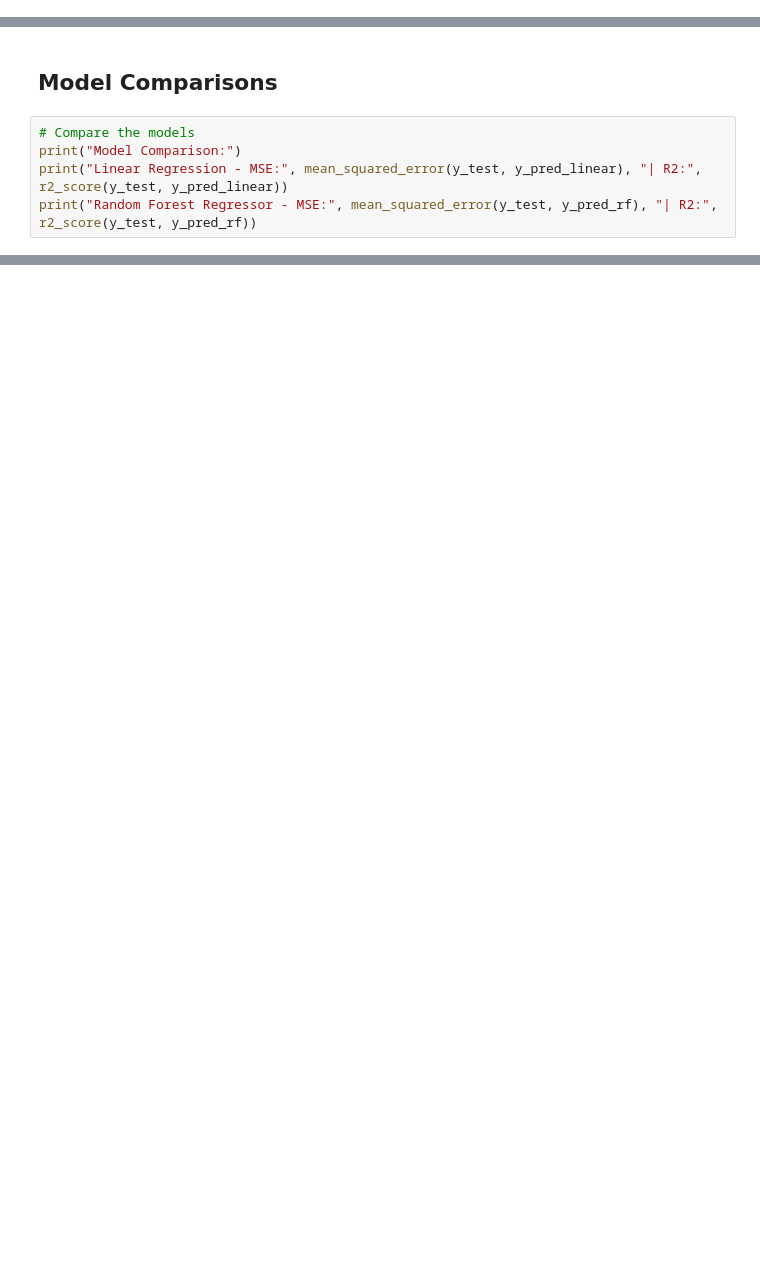
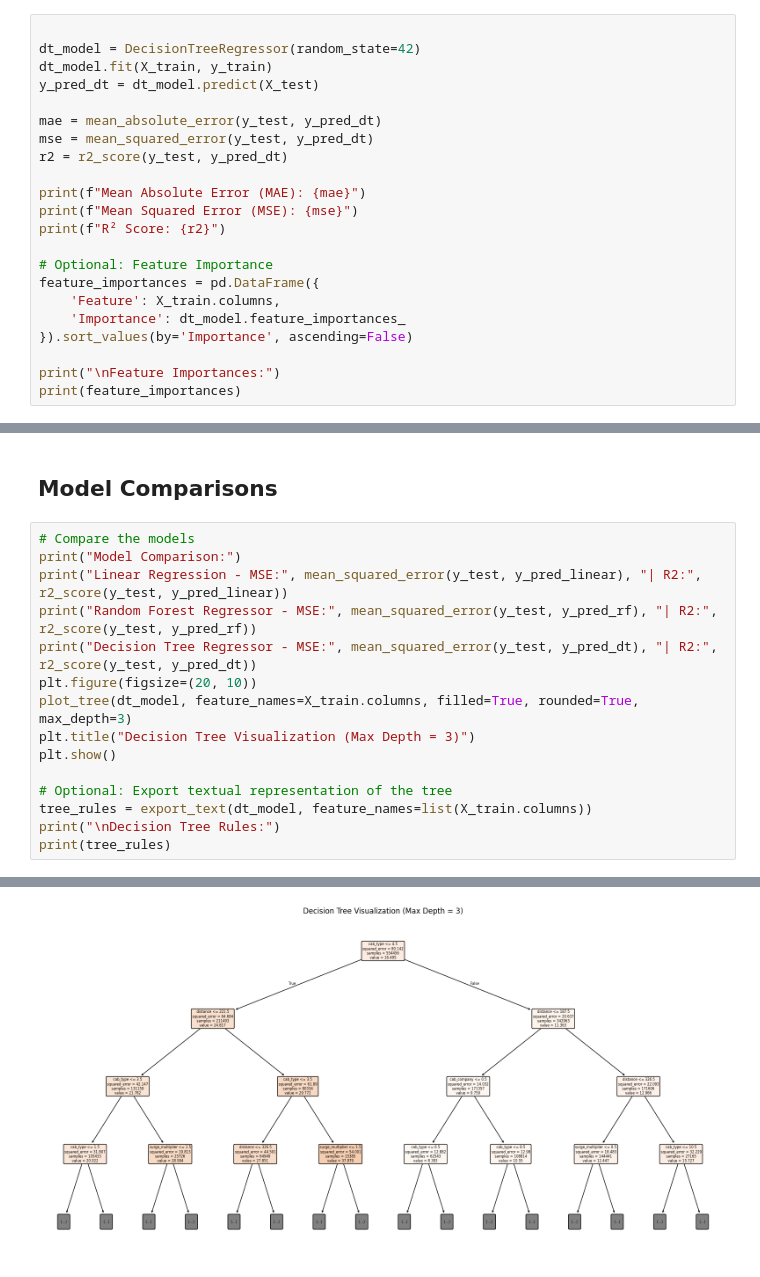
Before and after one commit to MrMalfunction/CS66220-Project, a Jupyter notebook: DMT Project.ipynb, the cells around one changed output, grey strips where cells are left out. Saved outputs shown, nothing was run; the diff lists cells and outputs as text; blank space fills up the shorter version.

Commit message:
Added some visulizartions and decission tree regressor for price model

```diff
--- a/DMT Project.ipynb
+++ b/DMT Project.ipynb
@@ -478,0 +508,22 @@ plt.show()
+# %%
+
+dt_model = DecisionTreeRegressor(random_state=42)
+dt_model.fit(X_train, y_train)
+y_pred_dt = dt_model.predict(X_test)
+
+mae = mean_absolute_error(y_test, y_pred_dt)
+mse = mean_squared_error(y_test, y_pred_dt)
+r2 = r2_score(y_test, y_pred_dt)
+
+print(f"Mean Absolute Error (MAE): {mae}")
+print(f"Mean Squared Error (MSE): {mse}")
+print(f"R² Score: {r2}")
+
+# Optional: Feature Importance
+feature_importances = pd.DataFrame({
+    'Feature': X_train.columns,
+    'Importance': dt_model.feature_importances_
+}).sort_values(by='Importance', ascending=False)
+
+print("\nFeature Importances:")
+print(feature_importances)
@@ -483,3 +591,14 @@ plt.show()
 print("Model Comparison:")
 print("Linear Regression - MSE:", mean_squared_error(y_test, y_pred_linear), "| R2:", r2_score(y_test, y_pred_linear))
 print("Random Forest Regressor - MSE:", mean_squared_error(y_test, y_pred_rf), "| R2:", r2_score(y_test, y_pred_rf))
+print("Decision Tree Regressor - MSE:", mean_squared_error(y_test, y_pred_dt), "| R2:", r2_score(y_test, y_pred_dt))
+plt.figure(figsize=(20, 10))
+plot_tree(dt_model, feature_names=X_train.columns, filled=True, rounded=True, max_depth=3)
+plt.title("Decision Tree Visualization (Max Depth = 3)")
+plt.show()
+
+# Optional: Export textual representation of the tree
+tree_rules = export_text(dt_model, feature_names=list(X_train.columns))
+print("\nDecision Tree Rules:")
+print(tree_rules)
+# %% [output]
@@ -485,0 +609 @@ print("Random Forest Regressor - MSE:", mean_squared_error(y_test, y_pred_rf), "
+[figure, added]
```
Also changed, not shown: parts of 12 cells of this notebook.
